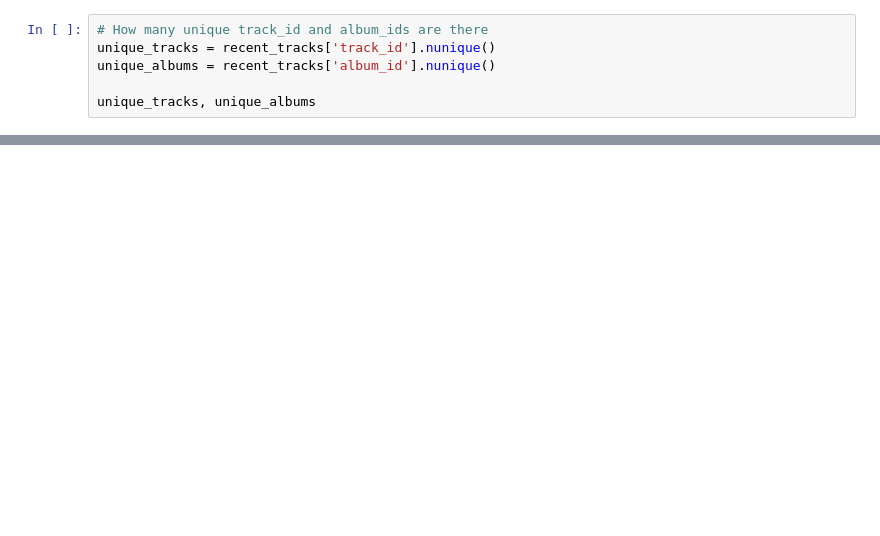
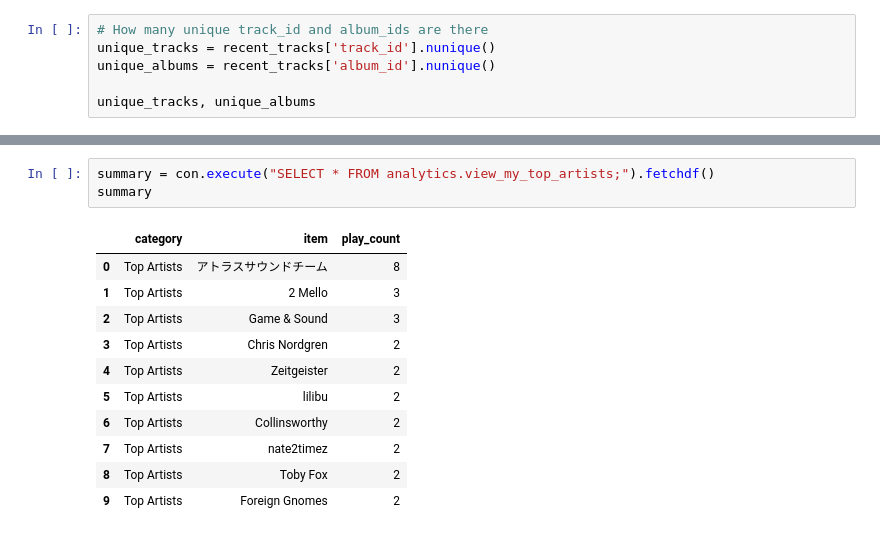
Before and after one commit to MaartenDurieu/spotify-dlt-dbt-pipeline, a Jupyter notebook: duckdb-analytics/explore.ipynb, the cells around one changed output, grey strips where cells are left out. Cells and saved outputs as stored; diff of their text form; blank space fills up the shorter version.

```diff
--- a/duckdb-analytics/explore.ipynb
+++ b/duckdb-analytics/explore.ipynb
@@ -109,0 +117,15 @@ unique_tracks, unique_albums
+# %%
+summary = con.execute("SELECT * FROM analytics.view_my_top_artists;").fetchdf()
+summary
+# %% [output]
+|  | category | item | play_count |
+| 0 | Top Artists | アトラスサウンドチーム | 8 |
+| 1 | Top Artists | 2 Mello | 3 |
+| 2 | Top Artists | Game & Sound | 3 |
+| 3 | Top Artists | Chris Nordgren | 2 |
+| 4 | Top Artists | Zeitgeister | 2 |
+| 5 | Top Artists | lilibu | 2 |
+| 6 | Top Artists | Collinsworthy | 2 |
+| 7 | Top Artists | nate2timez | 2 |
+| 8 | Top Artists | Toby Fox | 2 |
+| 9 | Top Artists | Foreign Gnomes | 2 |
```
Also changed, not shown: parts of 11 cells of this notebook, 4 other files.
